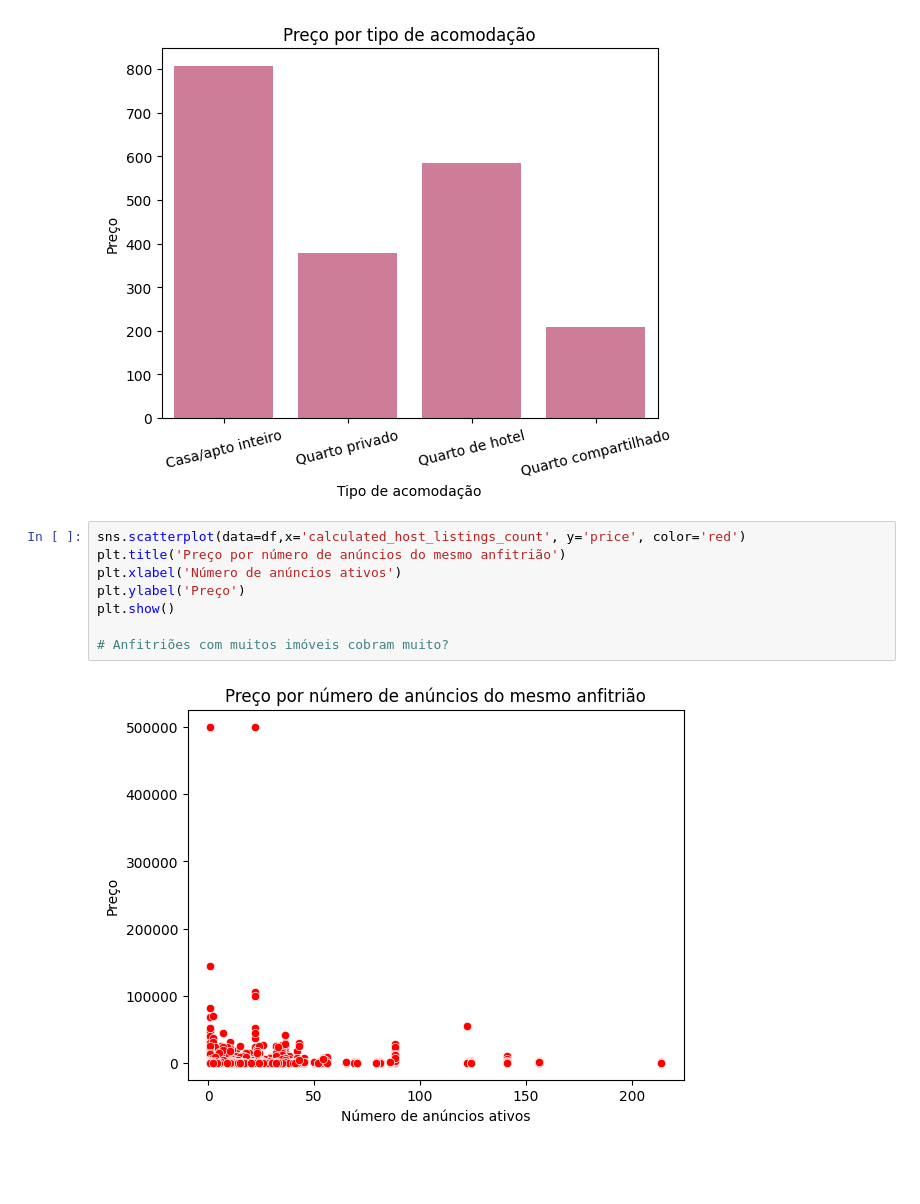
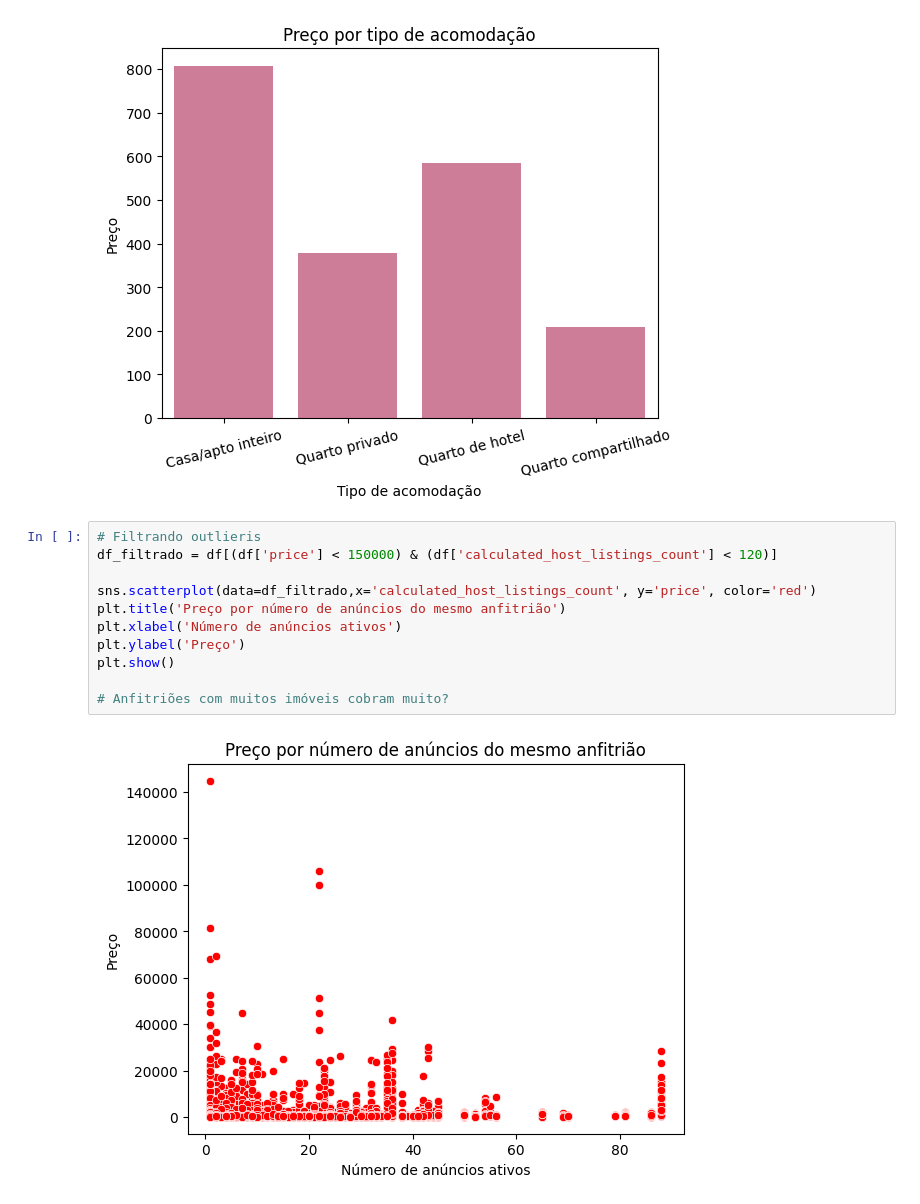
Before and after one commit to py222015328/CEE2, a Jupyter notebook: Trabalho2.ipynb, the cells around one changed output. Cells and saved outputs as stored; diff of their text form; blank space fills up the shorter version.

```diff
--- a/Trabalho2.ipynb
+++ b/Trabalho2.ipynb
@@ -34,15 +34,18 @@ plt.show()
 # %% [output]
 [figure]
 # %%
-sns.scatterplot(data=df,x='calculated_host_listings_count', y='price', color='red')
+# Filtrando outlieris
+df_filtrado = df[(df['price'] < 150000) & (df['calculated_host_listings_count'] < 120)]
+
+sns.scatterplot(data=df_filtrado,x='calculated_host_listings_count', y='price', color='red')
 plt.title('Preço por número de anúncios do mesmo anfitrião')
 plt.xlabel('Número de anúncios ativos')
 plt.ylabel('Preço')
 plt.show()
 
 # Anfitriões com muitos imóveis cobram muito?
 # %% [output]
-[figure, old version]
+[figure, new version]
 # %%
 # Será que anfitriões que exigem mais noites cobram mais caro?
 
```
Also changed, not shown: parts of 2 cells of this notebook.
